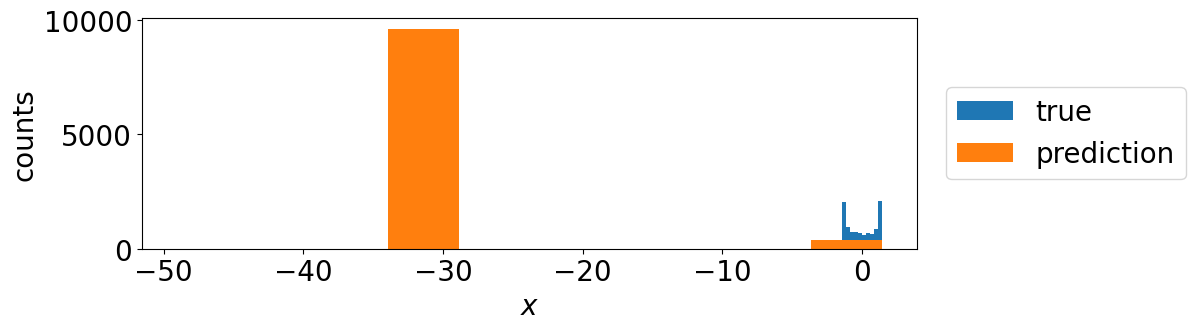
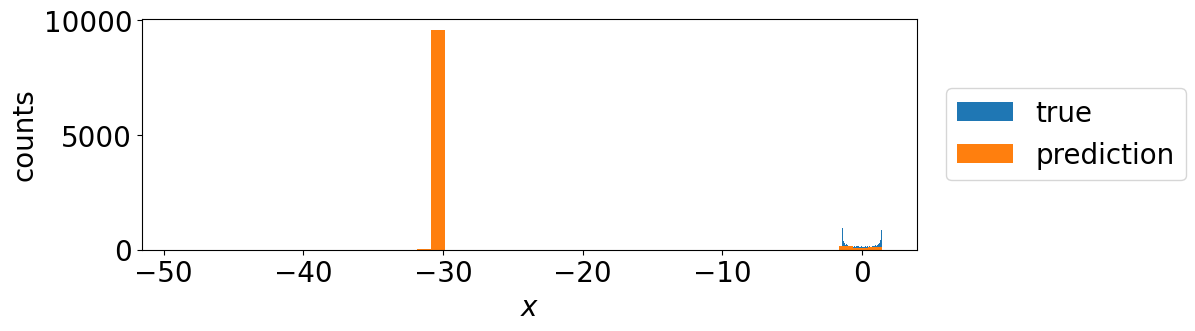
Unified diff of the notebook cell whose output changed from the first chart to the second:
--- before
+++ after
@@ -5,7 +5,5 @@
 for i in range(warmup):
     r = np.tanh(Wr @ r + Win @ xtest[i, :].reshape(-1, 1) + b)
-
 pred = Wo @ r
-
 for i in range(prednum):
     r = np.tanh(Wr @ r + Win @ pred + b)
@@ -14,6 +12,6 @@
 
 plt.figure(figsize=[10,3])
-plt.hist(xtest[warmup+1:prednum+warmup+1],label='true')
-plt.hist(preds[0],label='prediction')
+plt.hist(xtest[warmup+1:prednum+warmup+1], bins = 50, label='true')
+plt.hist(preds[0], bins = 50, label='prediction')
 plt.ylabel('counts')
 plt.xlabel('$x$')

Commit: fixes on logistic map tutorial